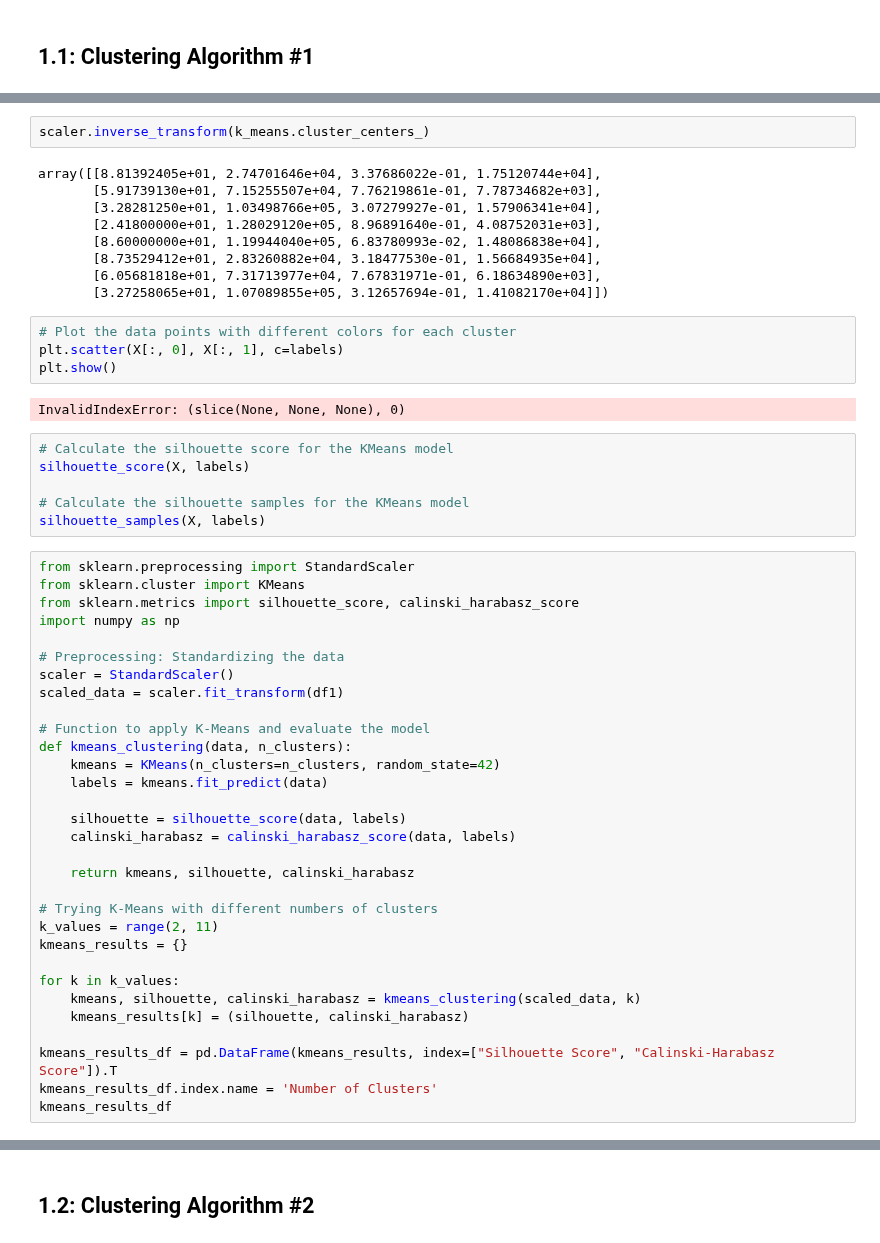
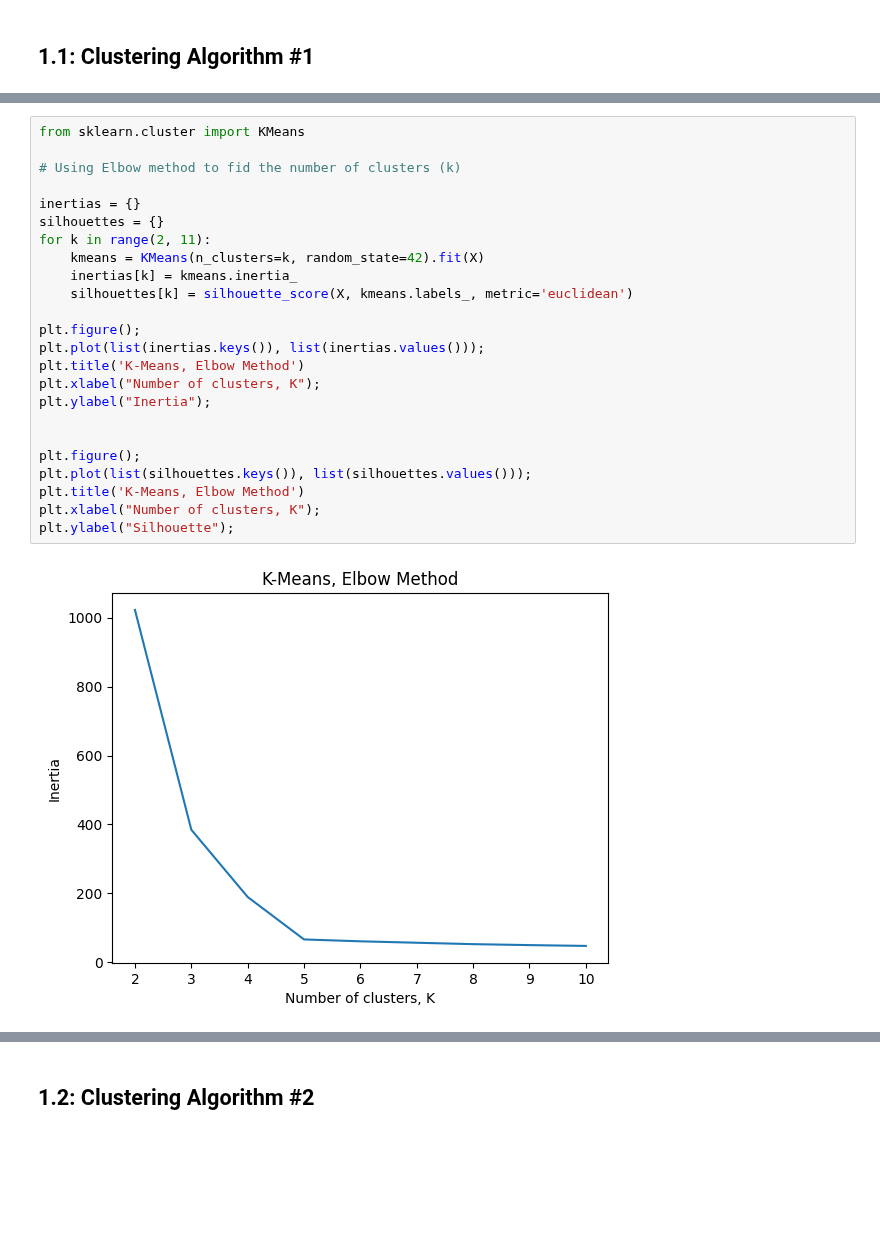
Before and after one commit to hellojohnkim/mmai869, a Jupyter notebook: 2024_869_JohnKim.ipynb, the cells around one changed output, grey strips where cells are left out. Cells and saved outputs as stored; diff of their text form; blank space fills up the shorter version.

```diff
--- a/2024_869_JohnKim.ipynb
+++ b/2024_869_JohnKim.ipynb
@@ -159,54 +211,26 @@ array([[ 1.20746731, -1.33611726, -0.64538103,  1.14264671],
-# %%
-scaler.inverse_transform(k_means.cluster_centers_)
-# %% [output]
-array([[8.81392405e+01, 2.74701646e+04, 3.37686022e-01, 1.75120744e+04],
-       [5.91739130e+01, 7.15255507e+04, 7.76219861e-01, 7.78734682e+03],
-       [3.28281250e+01, 1.03498766e+05, 3.07279927e-01, 1.57906341e+04],
-       [2.41800000e+01, 1.28029120e+05, 8.96891640e-01, 4.08752031e+03],
-       [8.60000000e+01, 1.19944040e+05, 6.83780993e-02, 1.48086838e+04],
-       [8.73529412e+01, 2.83260882e+04, 3.18477530e-01, 1.56684935e+04],
-       [6.05681818e+01, 7.31713977e+04, 7.67831971e-01, 6.18634890e+03],
-       [3.27258065e+01, 1.07089855e+05, 3.12657694e-01, 1.41082170e+04]])
-# %%
-# Plot the data points with different colors for each cluster
-plt.scatter(X[:, 0], X[:, 1], c=labels)
-plt.show()
-# %% [output]
-InvalidIndexError: (slice(None, None, None), 0)
-# %%
-# Calculate the silhouette score for the KMeans model
-silhouette_score(X, labels)
-
-# Calculate the silhouette samples for the KMeans model
-silhouette_samples(X, labels)
-# %%
-from sklearn.preprocessing import StandardScaler
-from sklearn.cluster import KMeans
-from sklearn.metrics import silhouette_score, calinski_harabasz_score
-import numpy as np
-
-# Preprocessing: Standardizing the data
-scaler = StandardScaler()
-scaled_data = scaler.fit_transform(df1)
-
-# Function to apply K-Means and evaluate the model
-def kmeans_clustering(data, n_clusters):
-    kmeans = KMeans(n_clusters=n_clusters, random_state=42)
-    labels = kmeans.fit_predict(data)
-
-    silhouette = silhouette_score(data, labels)
-    calinski_harabasz = calinski_harabasz_score(data, labels)
-
-    return kmeans, silhouette, calinski_harabasz
-
-# Trying K-Means with different numbers of clusters
-k_values = range(2, 11)
-kmeans_results = {}
-
-for k in k_values:
-    kmeans, silhouette, calinski_harabasz = kmeans_clustering(scaled_data, k)
-    kmeans_results[k] = (silhouette, calinski_harabasz)
-
-kmeans_results_df = pd.DataFrame(kmeans_results, index=["Silhouette Score", "Calinski-Harabasz Score"]).T
-kmeans_results_df.index.name = 'Number of Clusters'
-kmeans_results_df
+# %%
+from sklearn.cluster import KMeans
+
+# Using Elbow method to fid the number of clusters (k)
+
+inertias = {}
+silhouettes = {}
+for k in range(2, 11):
+    kmeans = KMeans(n_clusters=k, random_state=42).fit(X)
+    inertias[k] = kmeans.inertia_
+    silhouettes[k] = silhouette_score(X, kmeans.labels_, metric='euclidean')
+
+plt.figure();
+plt.plot(list(inertias.keys()), list(inertias.values()));
+plt.title('K-Means, Elbow Method')
+plt.xlabel("Number of clusters, K");
+plt.ylabel("Inertia");
+
+
+plt.figure();
+plt.plot(list(silhouettes.keys()), list(silhouettes.values()));
+plt.title('K-Means, Elbow Method')
+plt.xlabel("Number of clusters, K");
+plt.ylabel("Silhouette");
+# %% [output]
+[figure, added]
```
Also changed, not shown: parts of 27 cells of this notebook.
